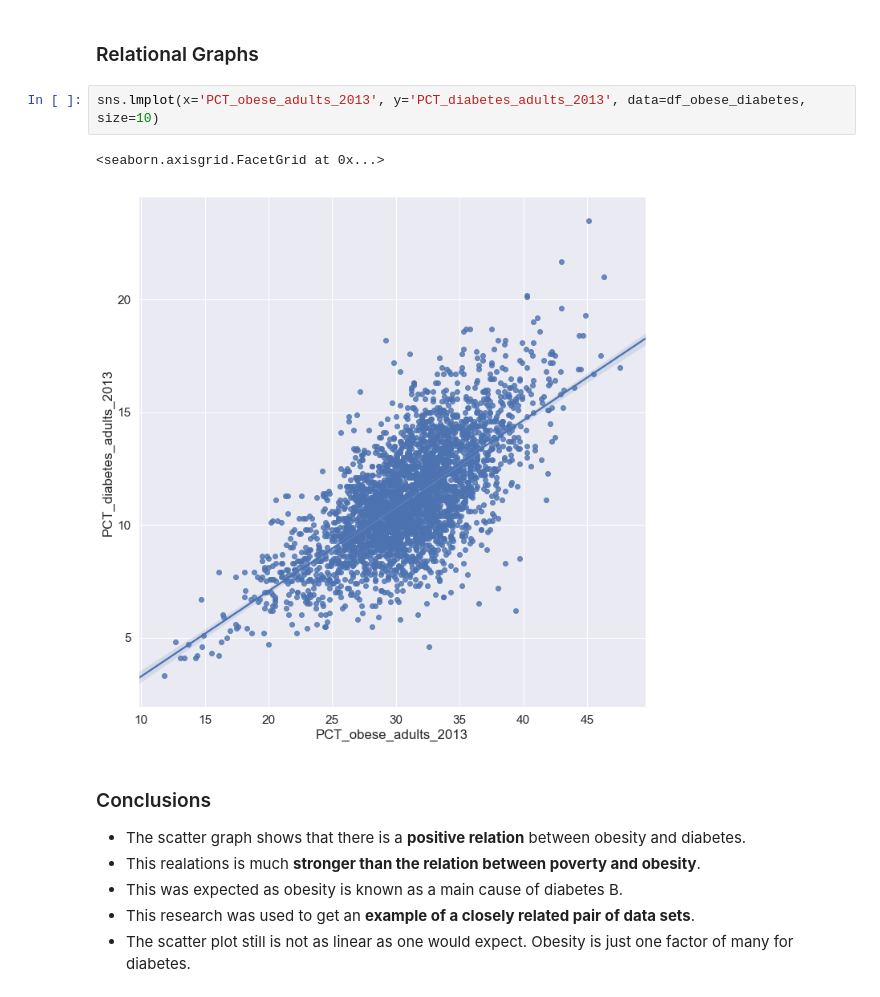
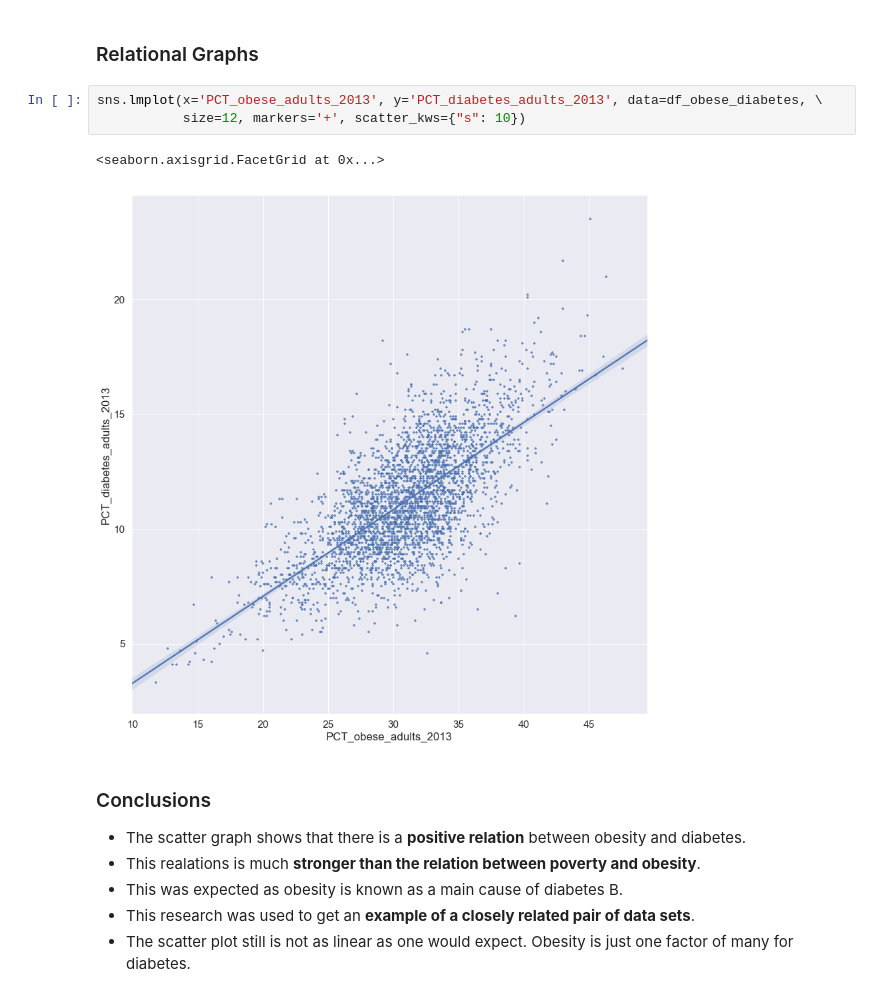
Before and after one commit to rendermat/datafriends_workshop, a Jupyter notebook: explore_data/Diabetis_01_MAT.ipynb, the cells around one changed output. Cells and saved outputs as stored; diff of their text form.

```diff
--- a/explore_data/Diabetis_01_MAT.ipynb
+++ b/explore_data/Diabetis_01_MAT.ipynb
@@ -160,10 +160,11 @@ df_obese_diabetes[:4]
 # %% [markdown]
 ### Relational Graphs
 # %%
-sns.lmplot(x='PCT_obese_adults_2013', y='PCT_diabetes_adults_2013', data=df_obese_diabetes, size=10)
+sns.lmplot(x='PCT_obese_adults_2013', y='PCT_diabetes_adults_2013', data=df_obese_diabetes, \
+           size=12, markers='+', scatter_kws={"s": 10})
 # %% [output]
 <seaborn.axisgrid.FacetGrid at 0x...>
-[figure, old version]
+[figure, new version]
 # %% [markdown]
 ### Conclusions
 + The scatter graph shows that there is a **positive relation** between obesity and diabetes.
```
Also changed, not shown: parts of 1 cell of this notebook, 33 other files.
